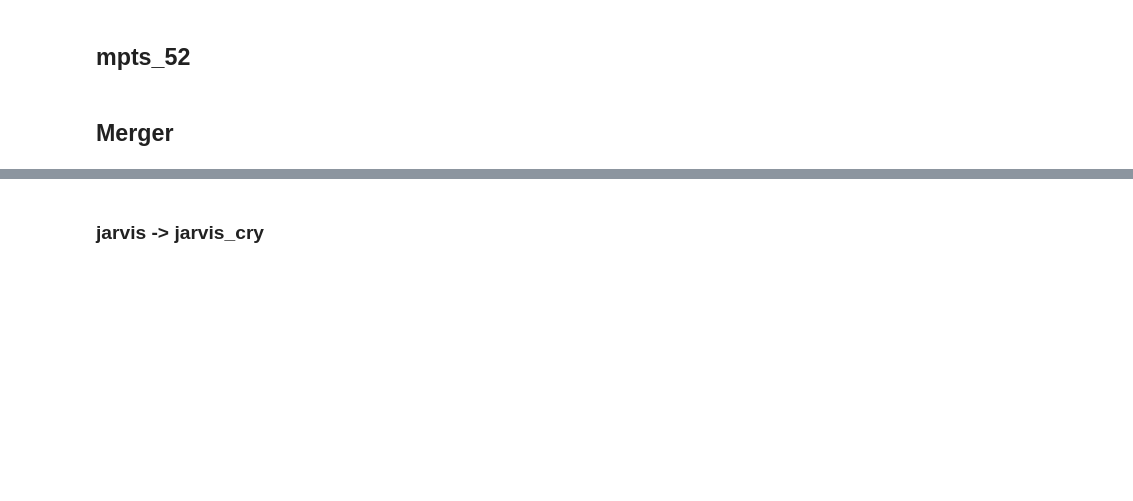
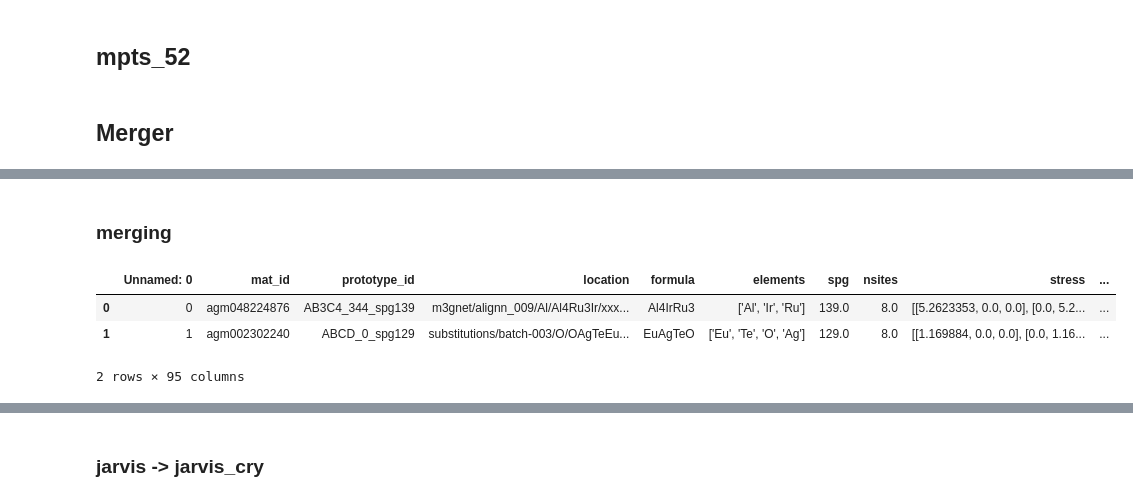
Before and after one commit to Gruz2520/crystall_generation, a Jupyter notebook: notebooks/data_prep.ipynb, the cells around one changed output, grey strips where cells are left out. Saved outputs shown, nothing was run; the diff lists cells and outputs as text; code cells hidden in the pictures; blank space fills up the shorter version.

```diff
--- a/notebooks/data_prep.ipynb
+++ b/notebooks/data_prep.ipynb
@@ -263,0 +322,2 @@ perov = pd.read_csv("../data/perov_5/perov_5.csv")
+# %%
+carbon['ref'] = 'carbon_24'
@@ -263,0 +345,10 @@ perov = pd.read_csv("../data/perov_5/perov_5.csv")
+# %% [markdown]
+### merging
+# %%
+genCry_full_columns = pd.concat([alex_pbe, mp, mpts, perov, carbon, jarvis], ignore_index=True, sort=False)
+genCry_full_columns.head(2)
+# %% [output]
+|  | Unnamed: 0 | mat_id | prototype_id | location | formula | elements | spg | nsites | stress | ... |
+| 0 | 0 | agm048224876 | AB3C4_344_spg139 | m3gnet/alignn_009/Al/Al4Ru3Ir/xxx... | Al4IrRu3 | ['Al', 'Ir', 'Ru'] | 139.0 | 8.0 | [[5.2623353, 0.0, 0.0], [0.0, 5.2... | ... |
+| 1 | 1 | agm002302240 | ABCD_0_spg129 | substitutions/batch-003/O/OAgTeEu... | EuAgTeO | ['Eu', 'Te', 'O', 'Ag'] | 129.0 | 8.0 | [[1.169884, 0.0, 0.0], [0.0, 1.16... | ... |
+2 rows × 95 columns
```
Also changed, not shown: parts of 27 cells of this notebook, 1 other file.
